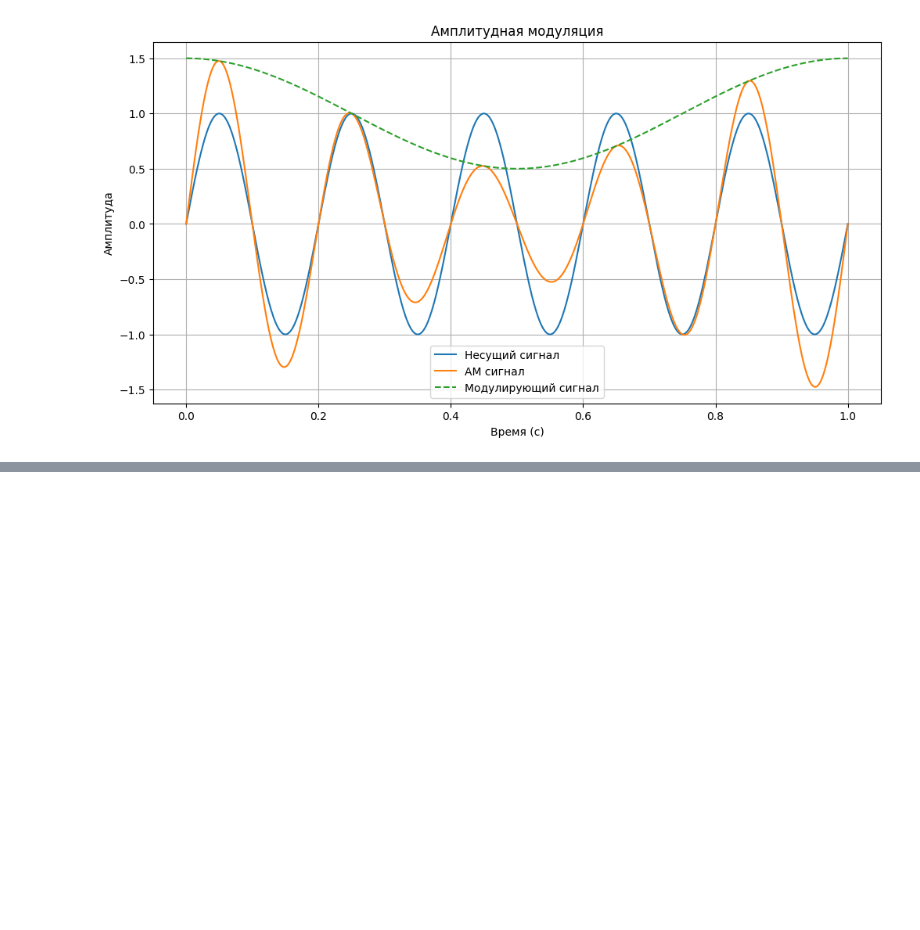
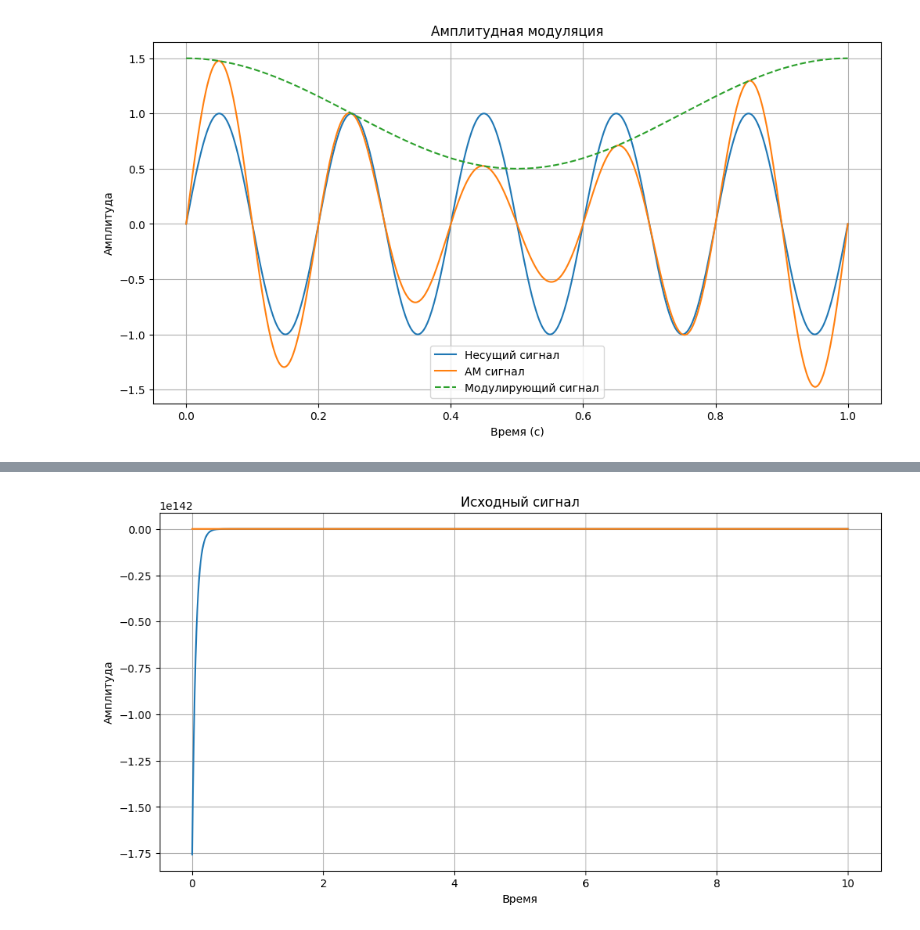
Before and after one commit to BuslaySt/Helmholz-Polymagnit, a Jupyter notebook: Sine.ipynb, the cells around one changed output, grey strips where cells are left out. Drawn from its saved outputs; the diff is of its cells as text; code cells hidden in the pictures; blank space fills up the shorter version.

```diff
--- a/Sine.ipynb
+++ b/Sine.ipynb
@@ -145,0 +167,34 @@ plt.show()
+# %%
+
+# Создание полосового фильтра Баттерворта
+def butter_bandpass(lowcut, highcut, fs, order=2):
+    nyq = 0.5 * fs
+    low = lowcut / nyq
+    high = highcut / nyq
+    b, a = butter(order, [low, high], btype='band')
+    return b, a
+
+def bandpass_filter(data, lowcut, highcut, fs, order=2):
+    b, a = butter_bandpass(lowcut, highcut, fs, order=order)
+    y = filtfilt(b, a, data)
+    return y
+
+# Параметры фильтрации
+lowcut = 0.9 * freq  # нижняя граница полосы пропускания
+highcut = 1.1 * freq  # верхняя граница полосы пропускания
+fs = 1000  # частота дискретизации
+
+# Фильтрация сигнала
+filtered_signal = bandpass_filter(noisy_signal, lowcut, highcut, fs, order=4)
+
+# Визуализация
+plt.figure(figsize=(12, 6))
+plt.plot(t, filtered_signal)
+plt.plot(t, noisy_signal)
+plt.title('Исходный сигнал')
+plt.xlabel('Время')
+plt.ylabel('Амплитуда')
+plt.grid()
+plt.show()
+# %% [output]
+[figure, added]
```
Also changed, not shown: parts of 6 cells of this notebook.
